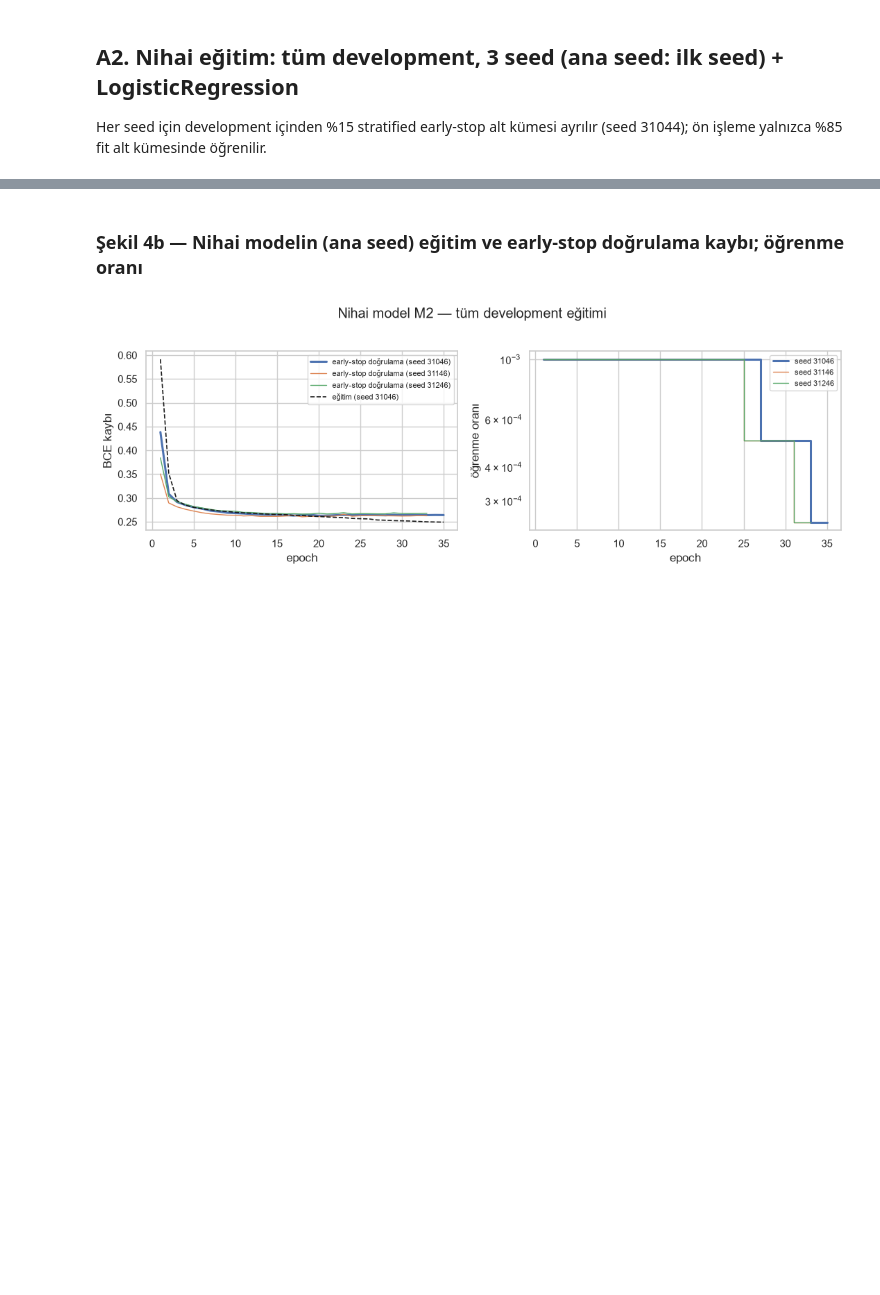
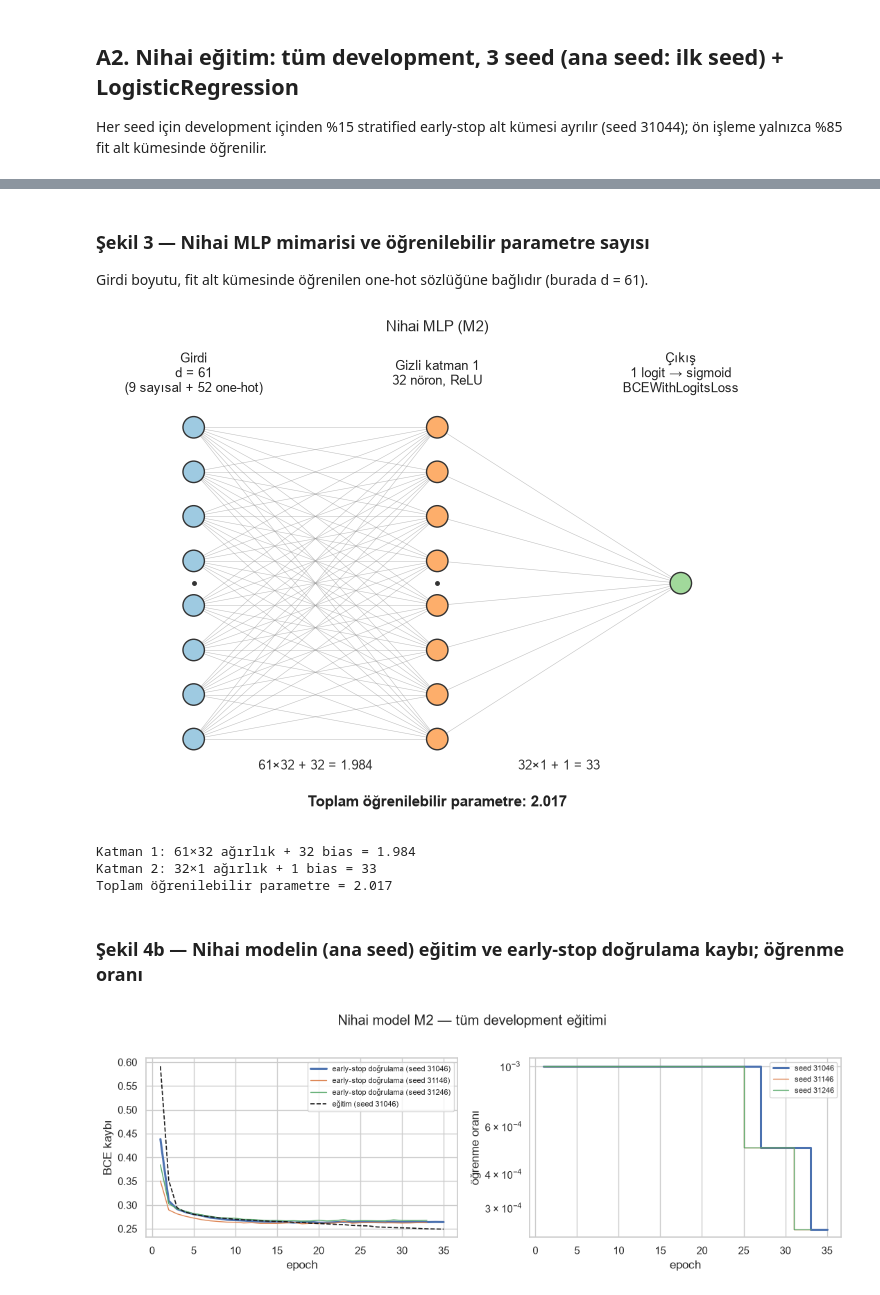
Before and after one commit to mesutissever/ysa-midterm-mlp-nested-cv, a Jupyter notebook: 03_final_test.ipynb, the cells around one changed output, grey strips where cells are left out. Saved outputs shown, nothing was run; the diff lists cells and outputs as text; code cells hidden in the pictures; blank space fills up the shorter version.

Commit message:
Run All destegi, otomatik veri indirme, Sekil 3 mimari semasi, requirements duzeltmesi

```diff
--- a/03_final_test.ipynb
+++ b/03_final_test.ipynb
@@ -72,6 +74,25 @@ seed 31246: best_epoch=18 stopped=33 best_val_loss=0.2662 params=2017 t=1.6s
 | 0 | 31046 | True | 2017 | 61 | 2800 | 495 | 20 | 35 | True | ... |
 | 1 | 31146 | False | 2017 | 61 | 2800 | 495 | 18 | 33 | True | ... |
 | 2 | 31246 | False | 2017 | 61 | 2800 | 495 | 18 | 33 | True | ... |
+# %% [markdown]
+### Şekil 3 — Nihai MLP mimarisi ve öğrenilebilir parametre sayısı
+Girdi boyutu, fit alt kümesinde öğrenilen one-hot sözlüğüne bağlıdır (burada d = 61).
+# %%
+from src.plots import plot_mlp_architecture
+from src.preprocessing import NUM_COLS
+r = results[final_hp["primary_seed"]]
+d = r.summary["n_inputs"]
+fig, lines, total = plot_mlp_architecture(r.model, len(NUM_COLS), int(d) - len(NUM_COLS),
+                                          title=f"Nihai MLP ({final_hp['selected_code']})",
+                                          path=f"{FIG}/mlp_architecture.png")
+plt.show()
+print("\n".join(lines))
+assert total == r.summary["n_params"]
+# %% [output]
+[figure, added]
+Katman 1: 61×32 ağırlık + 32 bias = 1.984
+Katman 2: 32×1 ağırlık + 1 bias = 33
+Toplam öğrenilebilir parametre = 2.017
 # %% [markdown]
 ### Şekil 4b — Nihai modelin (ana seed) eğitim ve early-stop doğrulama kaybı; öğrenme oranı
 # %%
```
Also changed, not shown: parts of 6 cells of this notebook, 7 other files.
